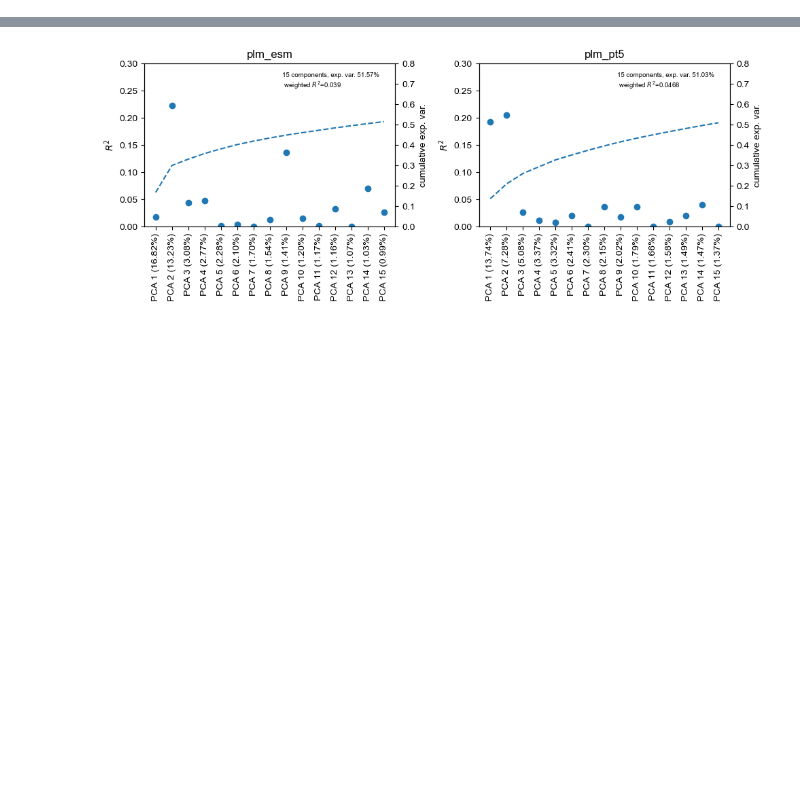
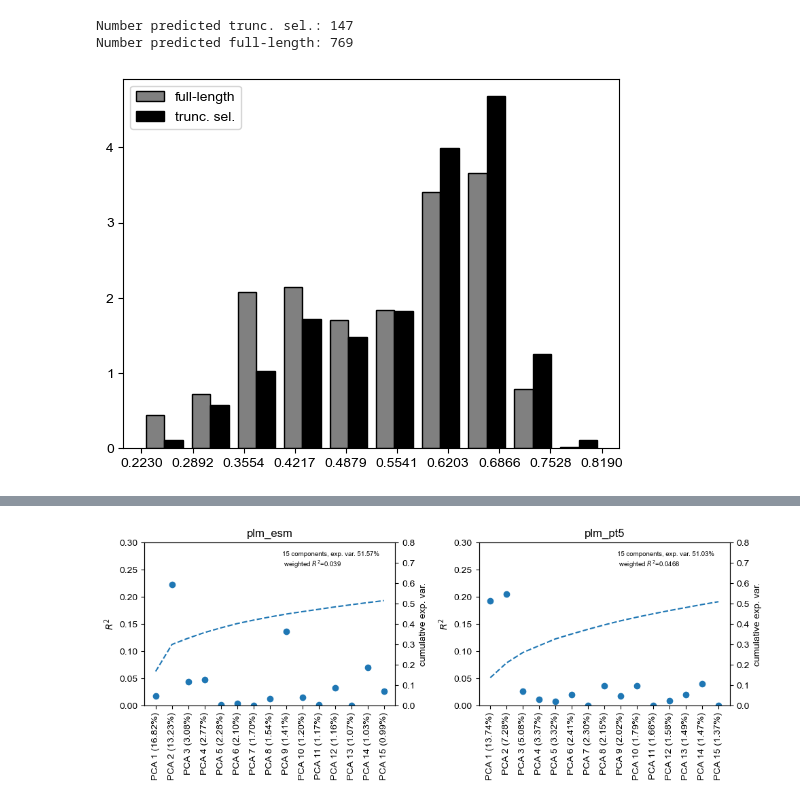
Before and after one commit to pipparichter/selenobot, a Jupyter notebook: notebooks/model-orgs-2c.ipynb, the cells around one changed output, grey strips where cells are left out. Drawn from its saved outputs; the diff is of its cells as text; code cells hidden in the pictures; blank space fills up the shorter version.

```diff
--- a/notebooks/model-orgs-2c.ipynb
+++ b/notebooks/model-orgs-2c.ipynb
@@ -270,0 +232,22 @@ plt.show()
+# %%
+# First going to take a look at the spurious short sequences... what causes them to be flagged?
+org_error_df = load_organisms_df(labels=['error', 'error (intergenic)'])
+org_error_df = org_error_df[org_error_df.seq.apply(len) < 200]
+org_error_df.sort_values(pred_col)
+
+print('Number predicted trunc. sel.:', (org_error_df[pred_col] == 1).sum())
+print('Number predicted full-length:', (org_error_df[pred_col] == 0).sum())
+
+# Maybe has to do with GC content?
+fig, ax = plt.subplots()
+hists = [df.gc_content for _, df in org_error_df.groupby(pred_col)]
+ax.hist(hists, density=True, color=['gray', 'black'], edgecolor='black', lw=0.7)
+ax.legend(['full-length', 'trunc. sel.'])
+ax.set_xticks(np.linspace(org_error_df.gc_content.min(), org_error_df.gc_content.max(), 10))
+plt.show()
+
+# Possibly slightly higher GC content in the mispredicted sequences...
+# %% [output]
+Number predicted trunc. sel.: 147
+Number predicted full-length: 769
+[figure, added]
```
Also changed, not shown: parts of 14 cells of this notebook, 3 other files.
